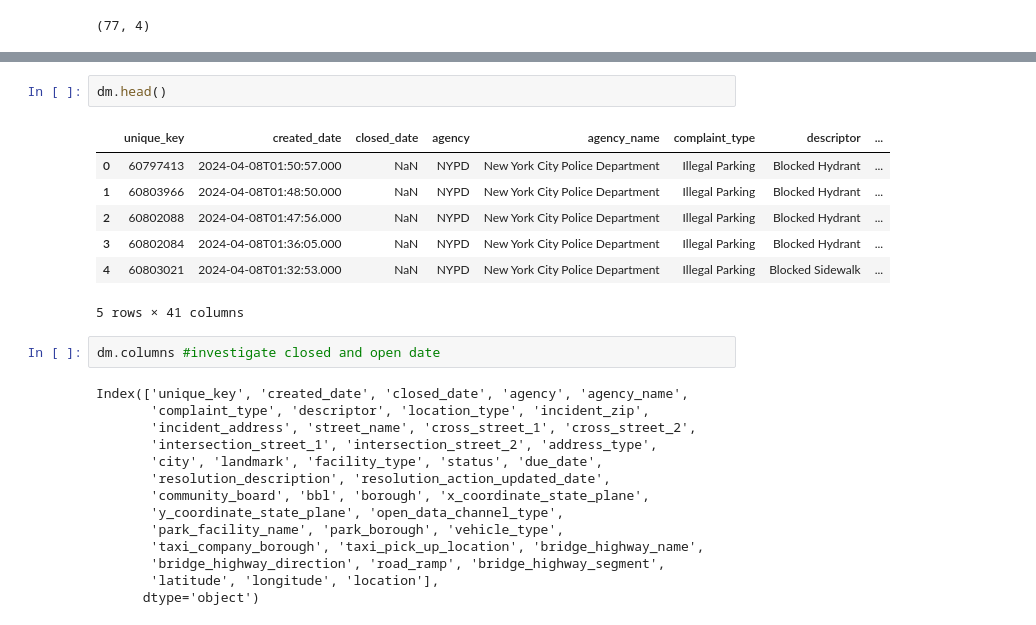
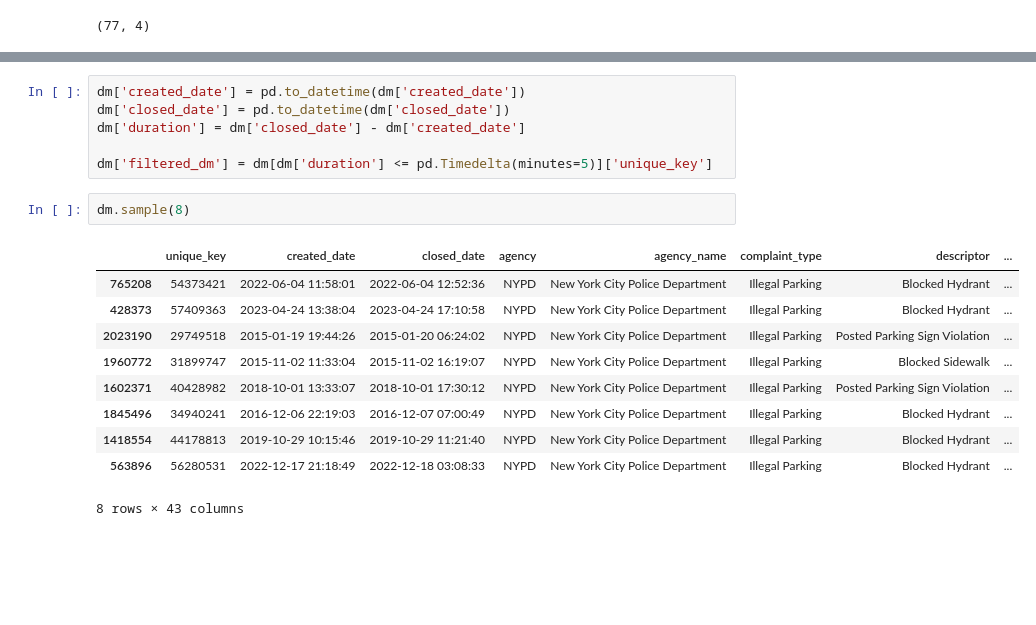
Before and after one commit to ssigman1/group4-nypd, a Jupyter notebook: Notebooks/group4_SavannahSigman.ipynb, the cells around one changed output, grey strips where cells are left out. Saved outputs shown, nothing was run; the diff lists cells and outputs as text; blank space fills up the shorter version.

```diff
--- a/Notebooks/group4_SavannahSigman.ipynb
+++ b/Notebooks/group4_SavannahSigman.ipynb
@@ -37,26 +129,19 @@ dm.shape
-# %%
-dm.head()
-# %% [output]
-|  | unique_key | created_date | closed_date | agency | agency_name | complaint_type | descriptor | ... |
-| 0 | 60797413 | 2024-04-08T01:50:57.000 | NaN | NYPD | New York City Police Department | Illegal Parking | Blocked Hydrant | ... |
-| 1 | 60803966 | 2024-04-08T01:48:50.000 | NaN | NYPD | New York City Police Department | Illegal Parking | Blocked Hydrant | ... |
-| 2 | 60802088 | 2024-04-08T01:47:56.000 | NaN | NYPD | New York City Police Department | Illegal Parking | Blocked Hydrant | ... |
-| 3 | 60802084 | 2024-04-08T01:36:05.000 | NaN | NYPD | New York City Police Department | Illegal Parking | Blocked Hydrant | ... |
-| 4 | 60803021 | 2024-04-08T01:32:53.000 | NaN | NYPD | New York City Police Department | Illegal Parking | Blocked Sidewalk | ... |
-5 rows × 41 columns
-# %%
-dm.columns #investigate closed and open date
-# %% [output]
-Index(['unique_key', 'created_date', 'closed_date', 'agency', 'agency_name',
-       'complaint_type', 'descriptor', 'location_type', 'incident_zip',
-       'incident_address', 'street_name', 'cross_street_1', 'cross_street_2',
-       'intersection_street_1', 'intersection_street_2', 'address_type',
-       'city', 'landmark', 'facility_type', 'status', 'due_date',
-       'resolution_description', 'resolution_action_updated_date',
-       'community_board', 'bbl', 'borough', 'x_coordinate_state_plane',
-       'y_coordinate_state_plane', 'open_data_channel_type',
-       'park_facility_name', 'park_borough', 'vehicle_type',
-       'taxi_company_borough', 'taxi_pick_up_location', 'bridge_highway_name',
-       'bridge_highway_direction', 'road_ramp', 'bridge_highway_segment',
-       'latitude', 'longitude', 'location'],
-      dtype='object')
+# %%
+dm['created_date'] = pd.to_datetime(dm['created_date'])
+dm['closed_date'] = pd.to_datetime(dm['closed_date'])
+dm['duration'] = dm['closed_date'] - dm['created_date']
+
+dm['filtered_dm'] = dm[dm['duration'] <= pd.Timedelta(minutes=5)]['unique_key']
+# %%
+dm.sample(8)
+# %% [output]
+|  | unique_key | created_date | closed_date | agency | agency_name | complaint_type | descriptor | ... |
+| 765208 | 54373421 | 2022-06-04 11:58:01 | 2022-06-04 12:52:36 | NYPD | New York City Police Department | Illegal Parking | Blocked Hydrant | ... |
+| 428373 | 57409363 | 2023-04-24 13:38:04 | 2023-04-24 17:10:58 | NYPD | New York City Police Department | Illegal Parking | Blocked Hydrant | ... |
+| 2023190 | 29749518 | 2015-01-19 19:44:26 | 2015-01-20 06:24:02 | NYPD | New York City Police Department | Illegal Parking | Posted Parking Sign Violation | ... |
+| 1960772 | 31899747 | 2015-11-02 11:33:04 | 2015-11-02 16:19:07 | NYPD | New York City Police Department | Illegal Parking | Blocked Sidewalk | ... |
+| 1602371 | 40428982 | 2018-10-01 13:33:07 | 2018-10-01 17:30:12 | NYPD | New York City Police Department | Illegal Parking | Posted Parking Sign Violation | ... |
+| 1845496 | 34940241 | 2016-12-06 22:19:03 | 2016-12-07 07:00:49 | NYPD | New York City Police Department | Illegal Parking | Blocked Hydrant | ... |
+| 1418554 | 44178813 | 2019-10-29 10:15:46 | 2019-10-29 11:21:40 | NYPD | New York City Police Department | Illegal Parking | Blocked Hydrant | ... |
+| 563896 | 56280531 | 2022-12-17 21:18:49 | 2022-12-18 03:08:33 | NYPD | New York City Police Department | Illegal Parking | Blocked Hydrant | ... |
+8 rows × 43 columns
```
Also changed, not shown: parts of 9 cells of this notebook, 1 other file.
